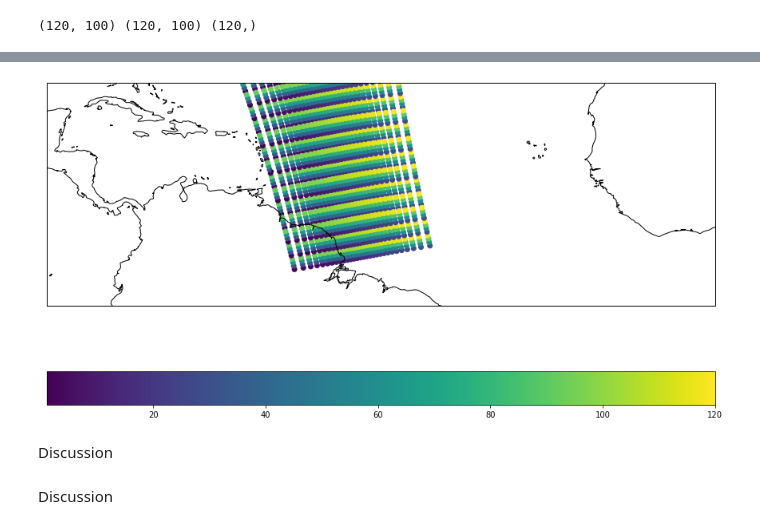
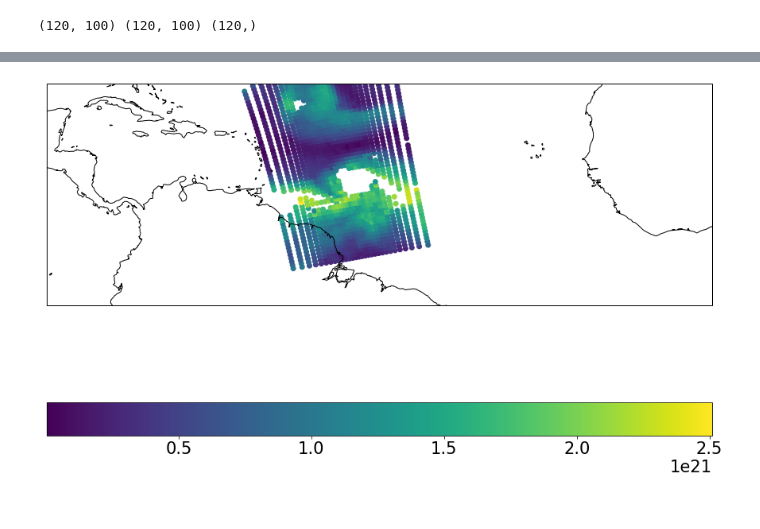
Before and after one commit to resmaili/nucaps-sal, a Jupyter notebook: JSC_SAL_tutorial.ipynb, the cells around one changed output, grey strips where cells are left out. Saved outputs shown, nothing was run; the diff lists cells and outputs as text; code cells hidden in the pictures.

```diff
--- a/JSC_SAL_tutorial.ipynb
+++ b/JSC_SAL_tutorial.ipynb
@@ -20,7 +36,10 @@ Below is a short tutorial on how to display NUCAPS using Python and Jupyter Note
 # %%
-import numpy as np
-import cartopy.crs as ccrs
-import cartopy.feature as cfeature
-from glob import glob
-import matplotlib.pyplot as plt
-import xarray as xr
+import numpy as np                         # To perform array operations
+import cartopy.crs as ccrs                 # To create map projections for plots
+import cartopy.feature as cfeature         # To add maps to plots
+from glob import glob                      # Search all files in a directory
+import matplotlib.pyplot as plt            # Main plotting library
+import xarray as xr                        # For working with netCDF files and large arrays
+
+plt.rcParams['figure.figsize'] = [15, 10] # Sets all figures in document to be 15"x10"
+plt.rcParams.update({'font.size': 21})     # Sets fontsize in document to 21pts
@@ -27,6 +67,6 @@ import xarray as xr
 # %%
 # Read in a single NUCAPS netcdf file; set decode time = false (the time doesnt follow standard formatting)
-fname = 'sal/NUCAPS-EDR_v2r0_npp_s201809201634390_e201809201635090_c201809201739220.nc'
+fname = 'sal/NUCAPS-EDR_v2r0_npp_s201809201638230_e201809201638530_c201809201742190.nc'
 nucaps = xr.open_dataset(fname, decode_times=False)
 # %%
 # Uncomment to inspect the file contents...
@@ -126,0 +220,5 @@ nucapsAll = xr.open_mfdataset(allfiles, decode_times=False)
+# %%
+griddedViewAll = nucapsAll.sel(Number_of_P_Levels=PresLevIndex[496])
+
+# To filter by quality flag:
+griddedViewAll = griddedViewAll.where(griddedViewAll['Quality_Flag'] == 0, drop=True)
@@ -127,23 +229,21 @@ nucapsAll = xr.open_mfdataset(allfiles, decode_times=False)
 # %%
 # Initiate the plot
-fig = plt.figure(figsize=(15, 10))
+fig = plt.figure(figsize=(15, 15))
 
 # Adds a map to the plot
 ax=plt.axes(projection=ccrs.PlateCarree())
 ax.coastlines('50m')
 
 # Plots the latitude and longitude of the NUCAPS data
-plt.scatter(nucapsAll['Longitude'], nucapsAll['Latitude'], c=nucapsAll['CrIS_FORs'])
+plt.scatter(griddedViewAll['Longitude'], griddedViewAll['Latitude'], c=griddedViewAll['H2O'])
 
 plt.colorbar(orientation='horizontal')
 
 # Expands axes
 ax.set_ylim(-5, 25)
 ax.set_xlim(-90, 0)
 
 # Display plot
 plt.show()
 # %% [output]
-[figure, old version]
+[figure, new version]
-# %% [markdown]
-Discussion
@@ -154,2 +249,0 @@ griddedView = griddedView.where(griddedView['Quality_Flag'] == 0, drop=True)
-# %% [markdown]
-Discussion
```
Also changed, not shown: parts of 32 cells of this notebook, 3 other files.
